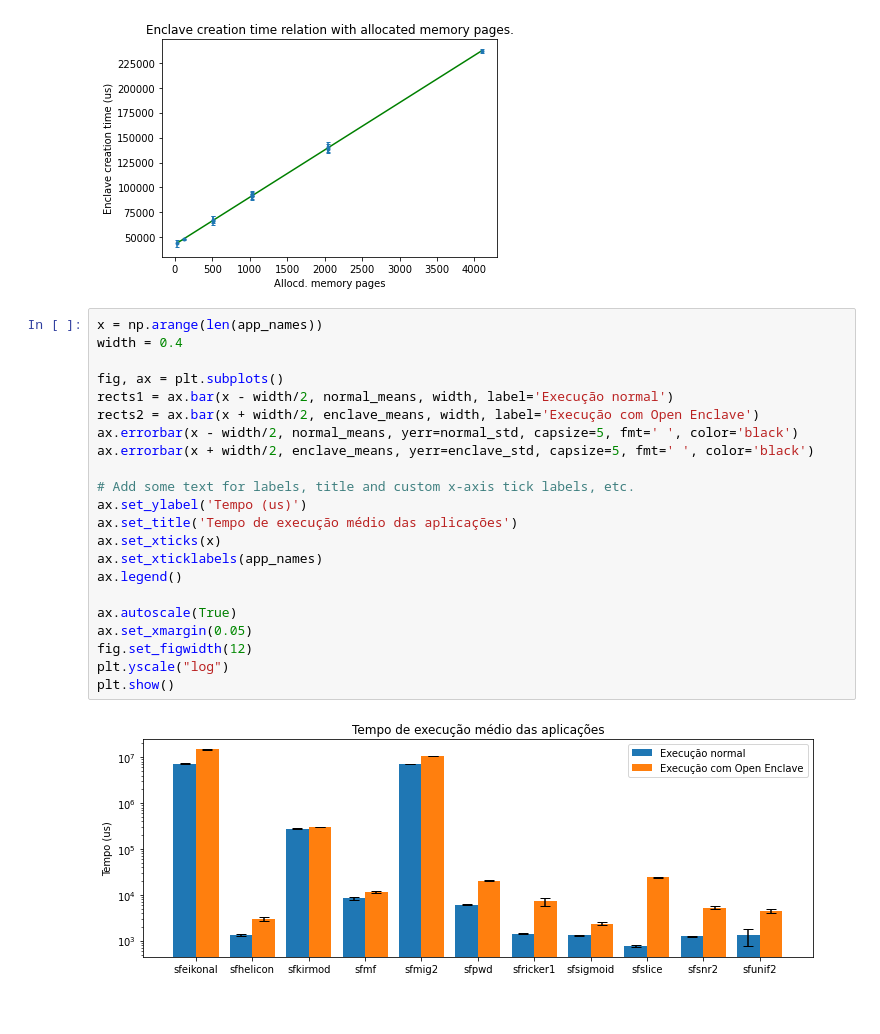
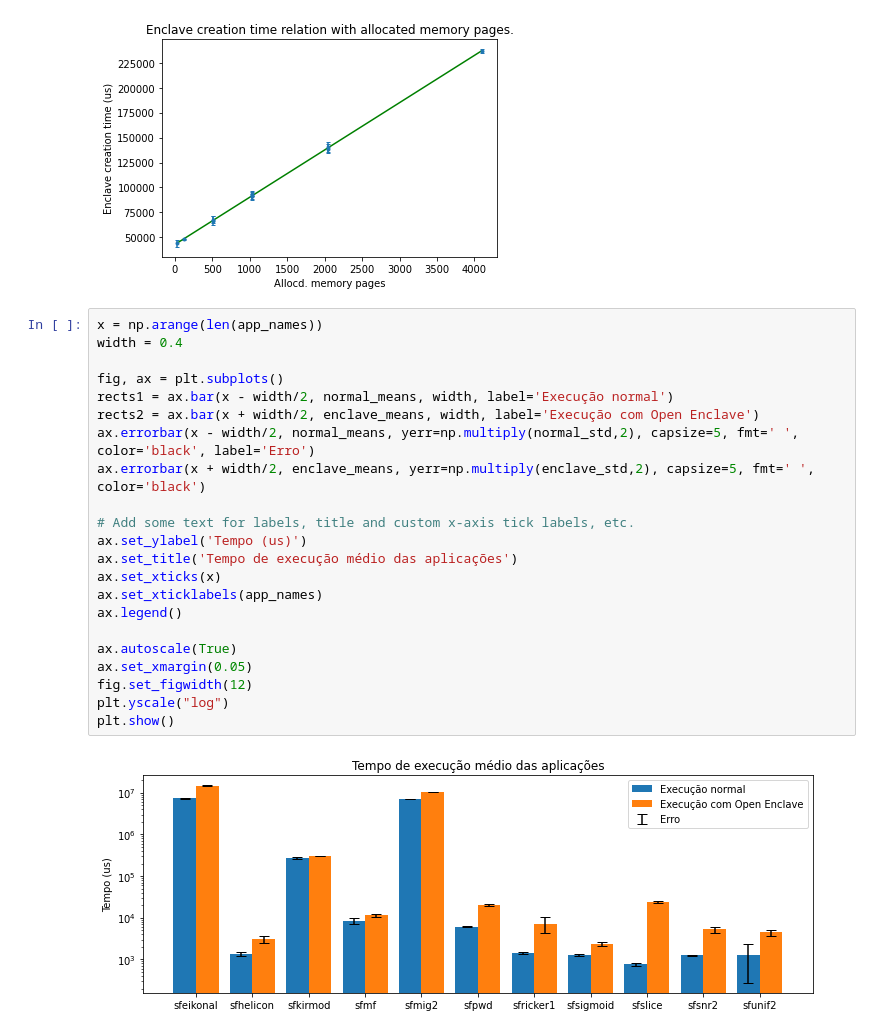
Before and after one commit to AndradeL/pfg-2021, a Jupyter notebook: data/results.ipynb, the cells around one changed output. Drawn from its saved outputs; the diff is of its cells as text.

Commit message:
legenda da barra de erro

```diff
--- a/data/results.ipynb
+++ b/data/results.ipynb
@@ -227,26 +227,26 @@ plt.show()
 # %%
 x = np.arange(len(app_names))
 width = 0.4
 
 fig, ax = plt.subplots()
 rects1 = ax.bar(x - width/2, normal_means, width, label='Execução normal')
 rects2 = ax.bar(x + width/2, enclave_means, width, label='Execução com Open Enclave')
-ax.errorbar(x - width/2, normal_means, yerr=normal_std, capsize=5, fmt=' ', color='black')
-ax.errorbar(x + width/2, enclave_means, yerr=enclave_std, capsize=5, fmt=' ', color='black')
+ax.errorbar(x - width/2, normal_means, yerr=np.multiply(normal_std,2), capsize=5, fmt=' ', color='black', label='Erro')
+ax.errorbar(x + width/2, enclave_means, yerr=np.multiply(enclave_std,2), capsize=5, fmt=' ', color='black')
 
 # Add some text for labels, title and custom x-axis tick labels, etc.
 ax.set_ylabel('Tempo (us)')
 ax.set_title('Tempo de execução médio das aplicações')
 ax.set_xticks(x)
 ax.set_xticklabels(app_names)
 ax.legend()
 
 ax.autoscale(True)
 ax.set_xmargin(0.05)
 fig.set_figwidth(12)
 plt.yscale("log")
 plt.show()
 # %% [output]
-[figure, old version]
+[figure, new version]
 # %%
 fig, ax = plt.subplots()
```
Also changed, not shown: parts of 1 cell of this notebook, 2 other files.
